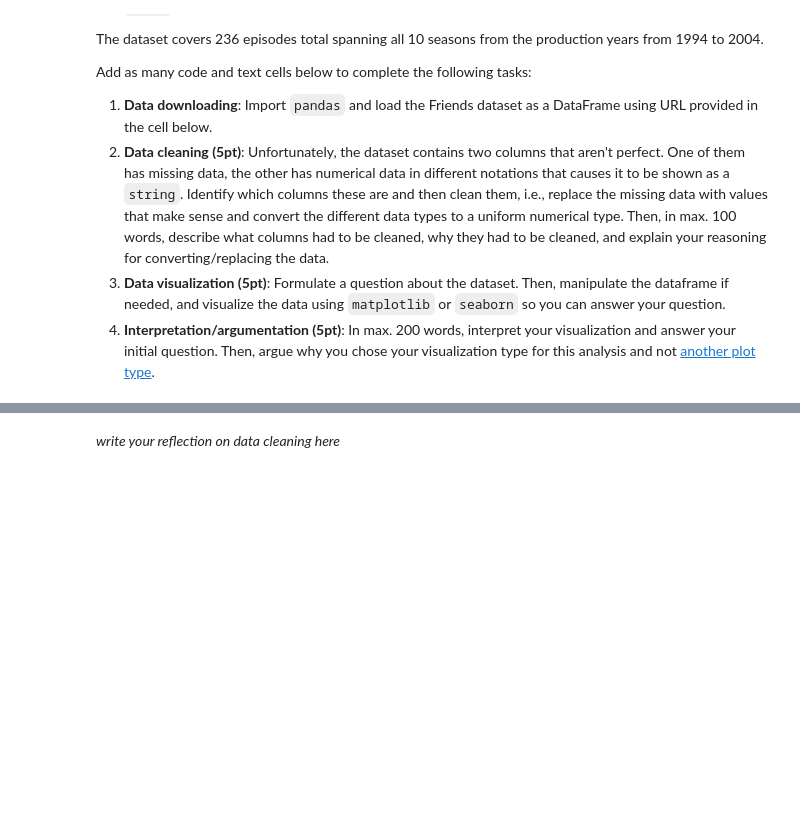
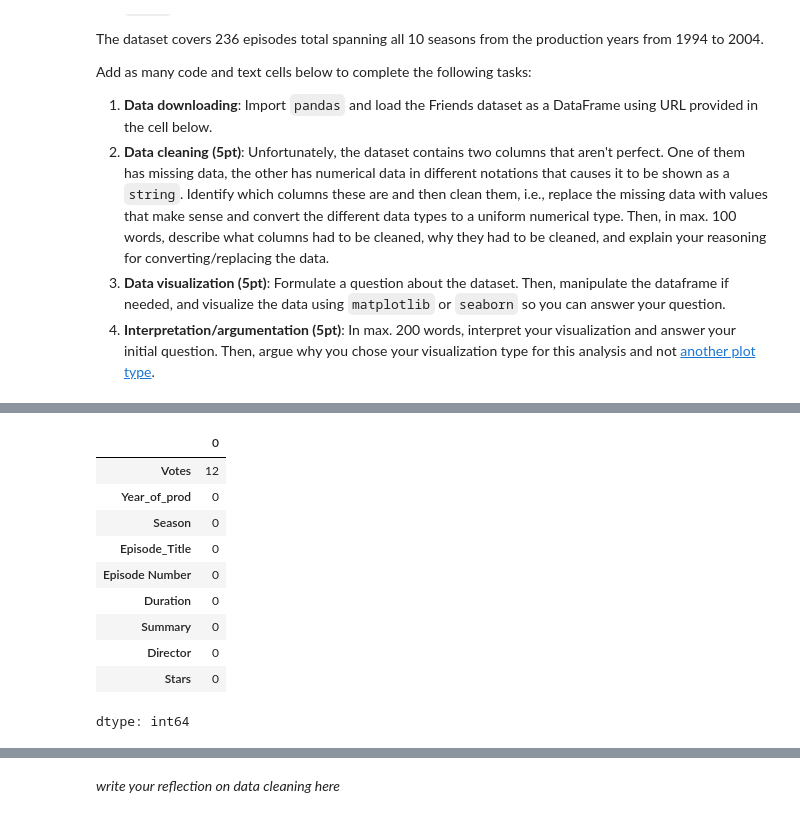
Before and after one commit to onni-Q/individual-miniproject, a Jupyter notebook: Individual_Miniproject.ipynb, the cells around one changed output, grey strips where cells are left out. Drawn from its saved outputs; the diff is of its cells as text; code cells hidden in the pictures; blank space fills up the shorter version.

```diff
--- a/Individual_Miniproject.ipynb
+++ b/Individual_Miniproject.ipynb
@@ -72,2 +131,15 @@ friends_url = "https://raw.githubusercontent.com/goto4711/cdai/refs/heads/main/f
 # %%
 # data cleaning
+df.isna().sum().sort_values(ascending=False)
+# %% [output]
+|  | 0 |
+| Votes | 12 |
+| Year_of_prod | 0 |
+| Season | 0 |
+| Episode_Title | 0 |
+| Episode Number | 0 |
+| Duration | 0 |
+| Summary | 0 |
+| Director | 0 |
+| Stars | 0 |
+dtype: int64
```
Also changed, not shown: parts of 13 cells of this notebook.
